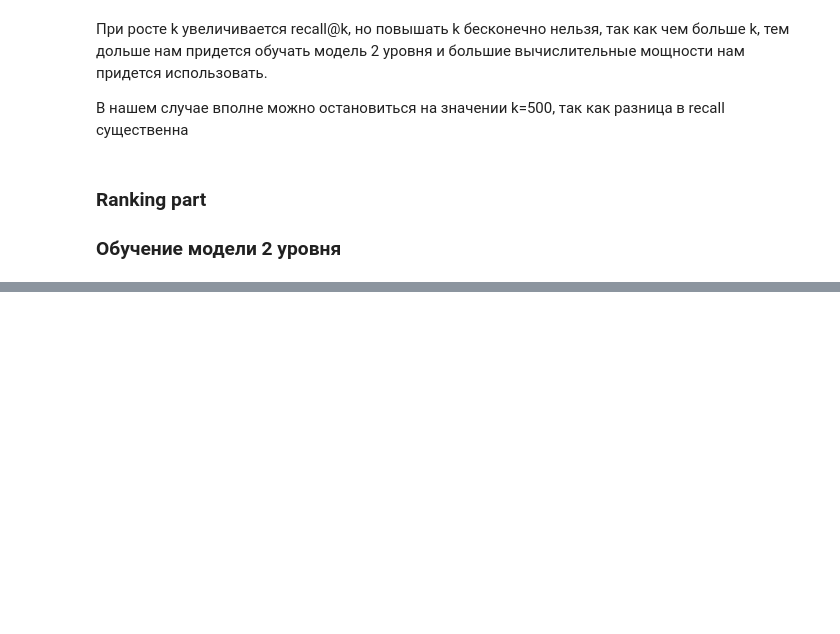
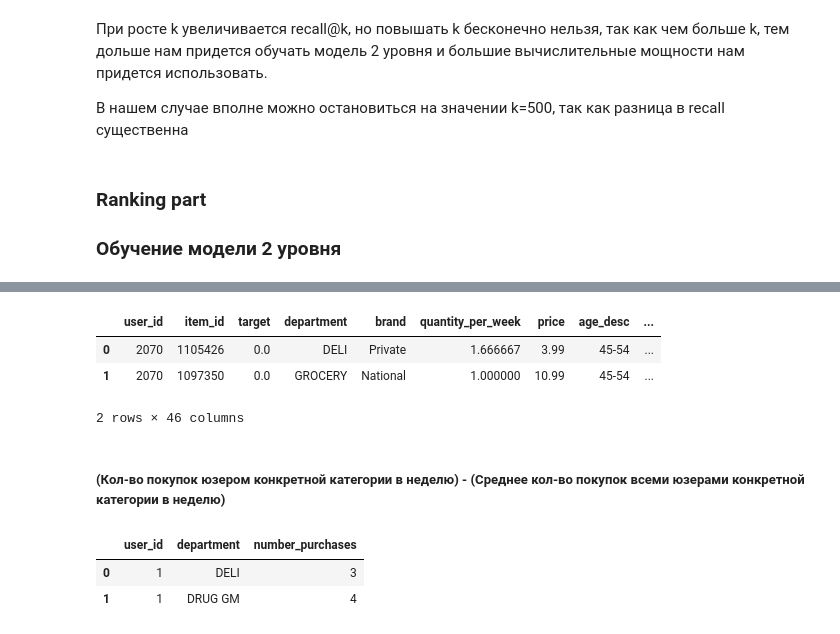
Before and after one commit to mayo889/GeekBrains, a Jupyter notebook: recommendations/06_lesson/HW_6.ipynb, the cells around one changed output, grey strips where cells are left out. Cells and saved outputs as stored; diff of their text form; code cells hidden in the pictures; blank space fills up the shorter version.

```diff
--- a/recommendations/06_lesson/HW_6.ipynb
+++ b/recommendations/06_lesson/HW_6.ipynb
@@ -531,0 +484,7 @@ data
+# %%
+# Найдем среднюю цену покупки по каждой категории
+avg_price_in_department = pd.DataFrame(features_train_ranker.groupby('department')['sales_value'].mean()).reset_index()
+
+avg_price_in_department = dict(zip(avg_price_in_department.department.tolist(),
+                                   avg_price_in_department.sales_value.tolist()))
+avg_price_in_department
@@ -531,0 +509,27 @@ data
+# %%
+# Пройдемся по основному набору данных  и посчитаем разность
+# средней суммы покупки для данной категории товара и стоимостью самого товара
+
+idx_department = df_ranker_train.columns.get_loc("department")
+idx_item_price = df_ranker_train.columns.get_loc("price")
+
+df_ranker_train['hard_feature_1'] = df_ranker_train[['department', 'price']]\
+        .apply(lambda row: avg_price_in_department[row[0]] - row[1], axis=1)
+
+df_ranker_train.head(2)
+# %% [output]
+|  | user_id | item_id | target | department | brand | quantity_per_week | price | age_desc | ... |
+| 0 | 2070 | 1105426 | 0.0 | DELI | Private | 1.666667 | 3.99 | 45-54 | ... |
+| 1 | 2070 | 1097350 | 0.0 | GROCERY | National | 1.000000 | 10.99 | 45-54 | ... |
+2 rows × 46 columns
+# %% [markdown]
+##### (Кол-во покупок юзером конкретной категории в неделю) - (Среднее кол-во покупок всеми юзерами конкретной категории в неделю)
+# %%
+# Сначала посчитаем сколько покупок сделал каждый юзер в каждой категории
+user_department_number_purchases = pd.DataFrame(df_ranker_train.groupby(['user_id', 'department'])['item_id'].count()).reset_index()
+user_department_number_purchases.rename(columns={'item_id': 'number_purchases'}, inplace=True)
+user_department_number_purchases.head(2)
+# %% [output]
+|  | user_id | department | number_purchases |
+| 0 | 1 | DELI | 3 |
+| 1 | 1 | DRUG GM | 4 |
```
Also changed, not shown: parts of 57 cells of this notebook.
